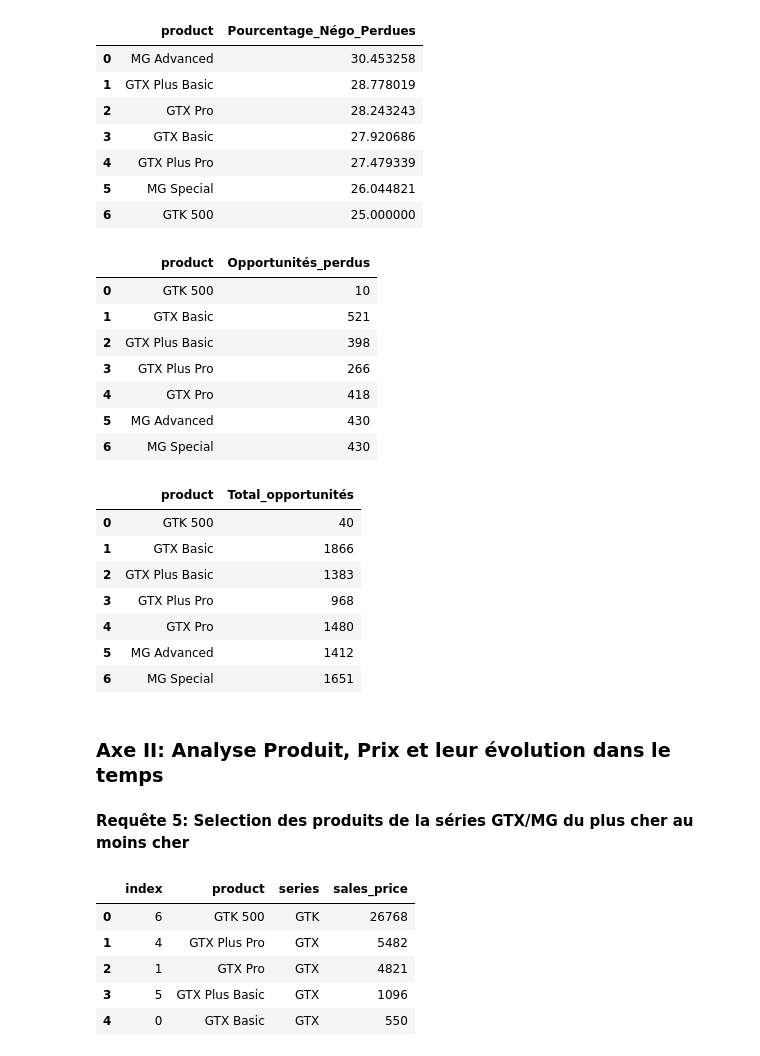
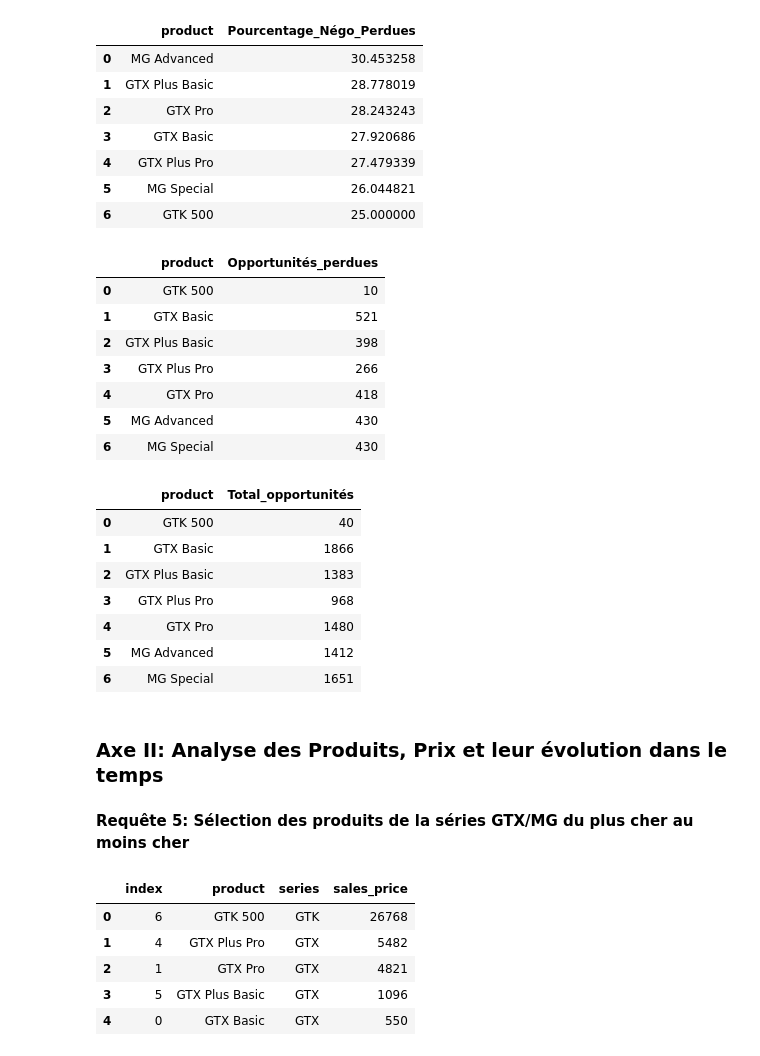
Before and after one commit to Mich-colab/Projets-Michele, a Jupyter notebook: SQL/Projet_Requêtes_SQL.ipynb, the cells around one changed output. Saved outputs shown, nothing was run; the diff lists cells and outputs as text; code cells hidden in the pictures.

```diff
--- a/SQL/Projet_Requêtes_SQL.ipynb
+++ b/SQL/Projet_Requêtes_SQL.ipynb
@@ -216,22 +216,22 @@ requete4
 # %%
 #Détail calcul de la requête 4
 #lignes d'opportunités perdus
 requete_a = pd.read_sql_query("""
-                              SELECT product, count(product) as Opportunités_perdus
+                              SELECT product, count(product) as Opportunités_perdues
                               from ventes
                               where deal_stage='Lost'
                               group by product""",
                               con)
 display(requete_a)
 
 #lignes d'oportunité total par produit
 requete_b = pd.read_sql_query("""SELECT product, count(product) as Total_opportunités
                               from ventes
                               group by product""",
                               con)
 display(requete_b)
 # %% [output]
-|  | product | Opportunités_perdus |
+|  | product | Opportunités_perdues |
 | 0 | GTK 500 | 10 |
 | 1 | GTX Basic | 521 |
 | 2 | GTX Plus Basic | 398 |
@@ -248,9 +248,9 @@ display(requete_b)
 | 5 | MG Advanced | 1412 |
 | 6 | MG Special | 1651 |
 # %% [markdown]
-### Axe II: Analyse Produit, Prix et leur évolution dans le temps
+### Axe II: Analyse des Produits, Prix et leur évolution dans le temps
 # %% [markdown]
-**Requête 5: Selection des produits de la séries GTX/MG du plus cher au moins cher**
+**Requête 5: Sélection des produits de la séries GTX/MG du plus cher au moins cher**
 # %%
 #Ici, j'utilise un exemple de like pour récupérer par le biais du nbre de caractères)
 requete5 = pd.read_sql_query("""SELECT *
```
Also changed, not shown: parts of 10 cells of this notebook, 1 other file.
